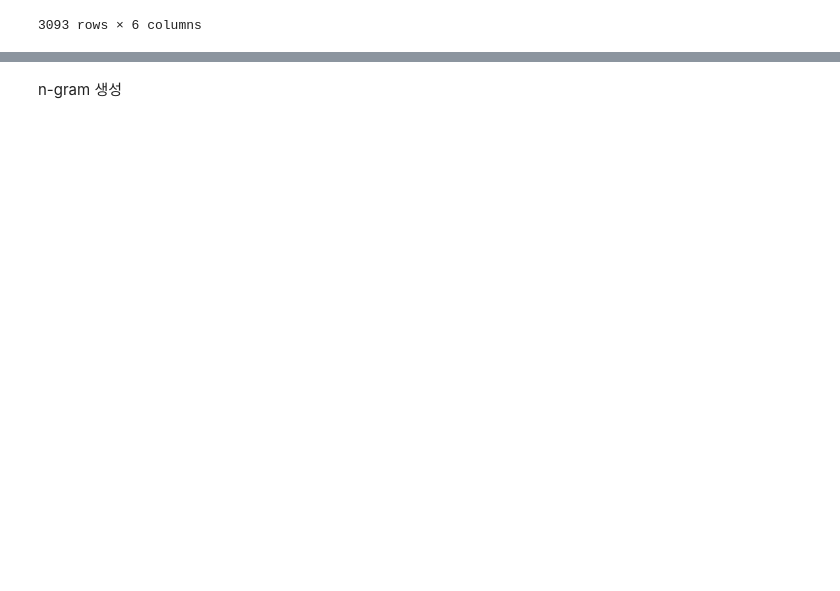
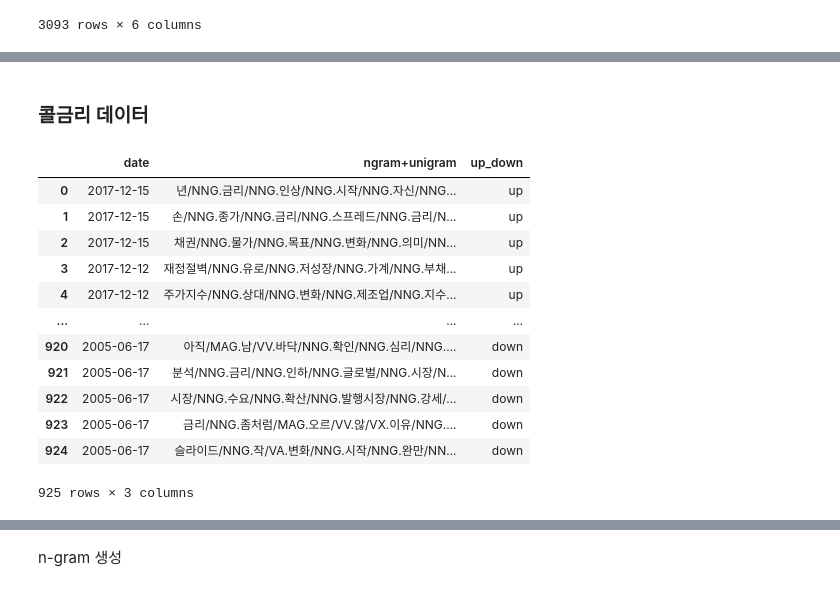
Before and after one commit to sunnyna/TIL, a Jupyter notebook: making_token&ngram.ipynb, the cells around one changed output, grey strips where cells are left out. Drawn from its saved outputs; the diff is of its cells as text; code cells hidden in the pictures; blank space fills up the shorter version.

```diff
--- a/making_token&ngram.ipynb
+++ b/making_token&ngram.ipynb
@@ -235,6 +254,24 @@ df.to_csv('/content/drive/My Drive/bond_analysis_fivegrams.csv', index=False ,en
+# %% [markdown]
+### 콜금리 데이터
 # %%
-base_df = pd.read_csv("./DATA/rate.csv") # 콜금리 데이터를 불러옴
 
-final_df = pd.merge(base_df, df, how='inner', on='date') # date를 기준으로 연결
-    final_df[['date', 'ngram+unigram', 'label']].to_csv('./DATA/NBC/NBC-leftovers_step1.csv', mode='a', index=False)
-    # 세 컬럼만 저장. 기존 파일에 append
+
+final_df = pd.merge(call_rate_df, df, how='inner', on='date')
+final_df[['date', 'ngram+unigram', 'up_down']]
+
+
+# .to_csv('/content/drive/My Drive/BOK_project', mode='a', index=False)
+# %% [output]
+|  | date | ngram+unigram | up_down |
+| 0 | 2017-12-15 | 년/NNG.금리/NNG.인상/NNG.시작/NNG.자신/NNG... | up |
+| 1 | 2017-12-15 | 손/NNG.종가/NNG.금리/NNG.스프레드/NNG.금리/N... | up |
+| 2 | 2017-12-15 | 채권/NNG.물가/NNG.목표/NNG.변화/NNG.의미/NN... | up |
+| 3 | 2017-12-12 | 재정절벽/NNG.유로/NNG.저성장/NNG.가계/NNG.부채... | up |
+| 4 | 2017-12-12 | 주가지수/NNG.상대/NNG.변화/NNG.제조업/NNG.지수... | up |
+| ... | ... | ... | ... |
+| 920 | 2005-06-17 | 아직/MAG.남/VV.바닥/NNG.확인/NNG.심리/NNG.... | down |
+| 921 | 2005-06-17 | 분석/NNG.금리/NNG.인하/NNG.글로벌/NNG.시장/N... | down |
+| 922 | 2005-06-17 | 시장/NNG.수요/NNG.확산/NNG.발행시장/NNG.강세/... | down |
+| 923 | 2005-06-17 | 금리/NNG.좀처럼/MAG.오르/VV.않/VX.이유/NNG.... | down |
+| 924 | 2005-06-17 | 슬라이드/NNG.작/VA.변화/NNG.시작/NNG.완만/NN... | down |
+925 rows × 3 columns
```
Also changed, not shown: parts of 6 cells of this notebook.
